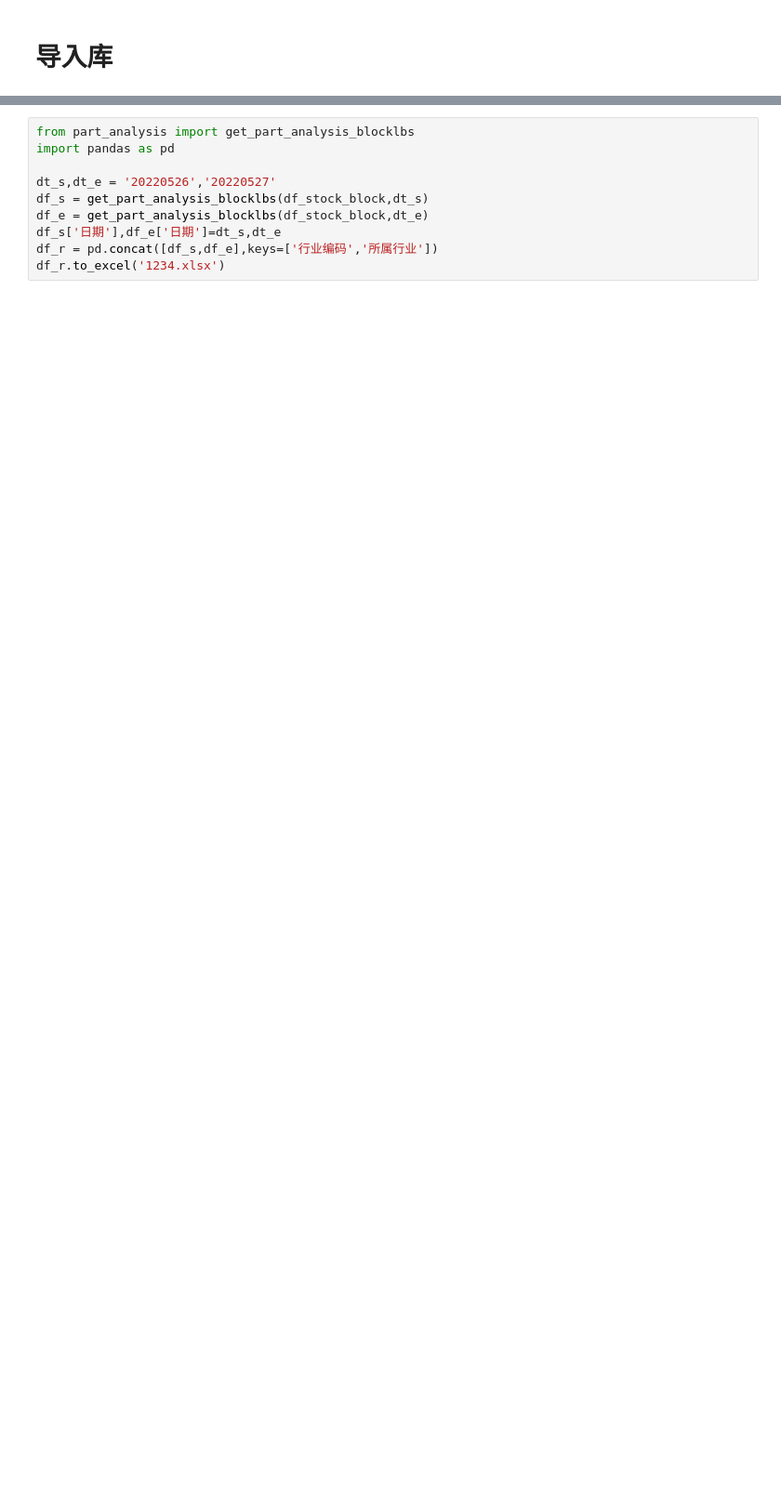
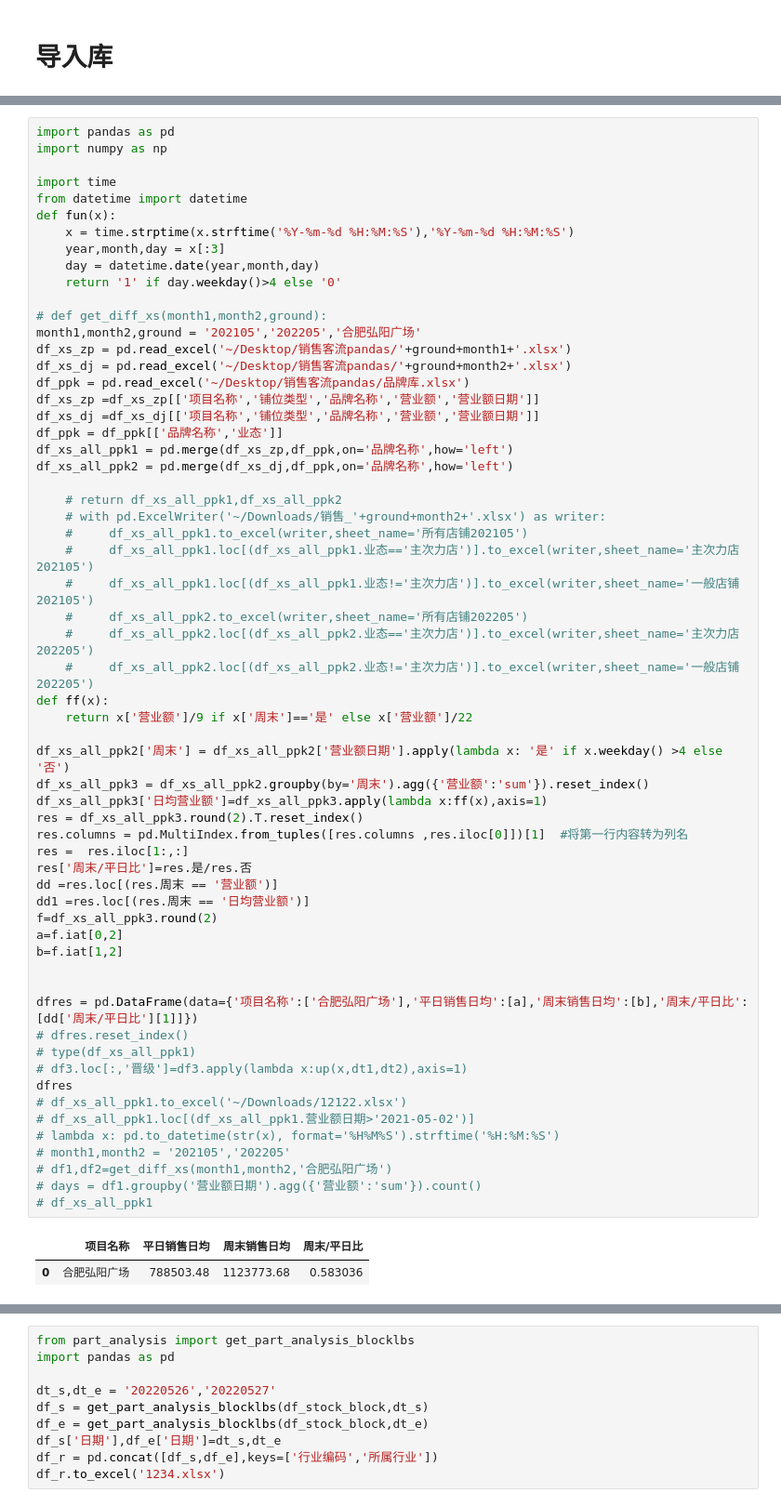
Before and after one commit to ifcheung2012/industryleader, a Jupyter notebook: stock.ipynb, the cells around one changed output, grey strips where cells are left out. Shown at 93% size. Cells and saved outputs as stored; diff of their text form; blank space fills up the shorter version.

```diff
--- a/stock.ipynb
+++ b/stock.ipynb
@@ -106,0 +115,63 @@ with pd.ExcelWriter('~/Downloads/xs_nj.xlsx') as writer:
+# %%
+import pandas as pd
+import numpy as np
+
+import time
+from datetime import datetime
+def fun(x):
+    x = time.strptime(x.strftime('%Y-%m-%d %H:%M:%S'),'%Y-%m-%d %H:%M:%S')
+    year,month,day = x[:3]
+    day = datetime.date(year,month,day)
+    return '1' if day.weekday()>4 else '0'
+
+# def get_diff_xs(month1,month2,ground):
+month1,month2,ground = '202105','202205','合肥弘阳广场'
+df_xs_zp = pd.read_excel('~/Desktop/销售客流pandas/'+ground+month1+'.xlsx')
+df_xs_dj = pd.read_excel('~/Desktop/销售客流pandas/'+ground+month2+'.xlsx')
+df_ppk = pd.read_excel('~/Desktop/销售客流pandas/品牌库.xlsx')
+df_xs_zp =df_xs_zp[['项目名称','铺位类型','品牌名称','营业额','营业额日期']]
+df_xs_dj =df_xs_dj[['项目名称','铺位类型','品牌名称','营业额','营业额日期']]
+df_ppk = df_ppk[['品牌名称','业态']]
+df_xs_all_ppk1 = pd.merge(df_xs_zp,df_ppk,on='品牌名称',how='left')
+df_xs_all_ppk2 = pd.merge(df_xs_dj,df_ppk,on='品牌名称',how='left')
+
+    # return df_xs_all_ppk1,df_xs_all_ppk2
+    # with pd.ExcelWriter('~/Downloads/销售_'+ground+month2+'.xlsx') as writer:
+    #     df_xs_all_ppk1.to_excel(writer,sheet_name='所有店铺202105')
+    #     df_xs_all_ppk1.loc[(df_xs_all_ppk1.业态=='主次力店')].to_excel(writer,sheet_name='主次力店202105')
+    #     df_xs_all_ppk1.loc[(df_xs_all_ppk1.业态!='主次力店')].to_excel(writer,sheet_name='一般店铺202105')
+    #     df_xs_all_ppk2.to_excel(writer,sheet_name='所有店铺202205')
+    #     df_xs_all_ppk2.loc[(df_xs_all_ppk2.业态=='主次力店')].to_excel(writer,sheet_name='主次力店202205')
+    #     df_xs_all_ppk2.loc[(df_xs_all_ppk2.业态!='主次力店')].to_excel(writer,sheet_name='一般店铺202205')
+def ff(x):
+    return x['营业额']/9 if x['周末']=='是' else x['营业额']/22
+
+df_xs_all_ppk2['周末'] = df_xs_all_ppk2['营业额日期'].apply(lambda x: '是' if x.weekday() >4 else '否')
+df_xs_all_ppk3 = df_xs_all_ppk2.groupby(by='周末').agg({'营业额':'sum'}).reset_index()
+df_xs_all_ppk3['日均营业额']=df_xs_all_ppk3.apply(lambda x:ff(x),axis=1)
+res = df_xs_all_ppk3.round(2).T.reset_index()
+res.columns = pd.MultiIndex.from_tuples([res.columns ,res.iloc[0]])[1]  #将第一行内容转为列名
+res =  res.iloc[1:,:]
+res['周末/平日比']=res.是/res.否
+dd =res.loc[(res.周末 == '营业额')]
+dd1 =res.loc[(res.周末 == '日均营业额')]
+f=df_xs_all_ppk3.round(2)
+a=f.iat[0,2]
+b=f.iat[1,2]
+
+
+dfres = pd.DataFrame(data={'项目名称':['合肥弘阳广场'],'平日销售日均':[a],'周末销售日均':[b],'周末/平日比':[dd['周末/平日比'][1]]})
+# dfres.reset_index()
+# type(df_xs_all_ppk1)
+# df3.loc[:,'晋级']=df3.apply(lambda x:up(x,dt1,dt2),axis=1)
+dfres
+# df_xs_all_ppk1.to_excel('~/Downloads/12122.xlsx')
+# df_xs_all_ppk1.loc[(df_xs_all_ppk1.营业额日期>'2021-05-02')]
+# lambda x: pd.to_datetime(str(x), format='%H%M%S').strftime('%H:%M:%S')
+# month1,month2 = '202105','202205'
+# df1,df2=get_diff_xs(month1,month2,'合肥弘阳广场')
+# days = df1.groupby('营业额日期').agg({'营业额':'sum'}).count()
+# df_xs_all_ppk1
+# %% [output]
+|  | 项目名称 | 平日销售日均 | 周末销售日均 | 周末/平日比 |
+| 0 | 合肥弘阳广场 | 788503.48 | 1123773.68 | 0.583036 |
```
Also changed, not shown: parts of 5 cells of this notebook, 3 other files.
